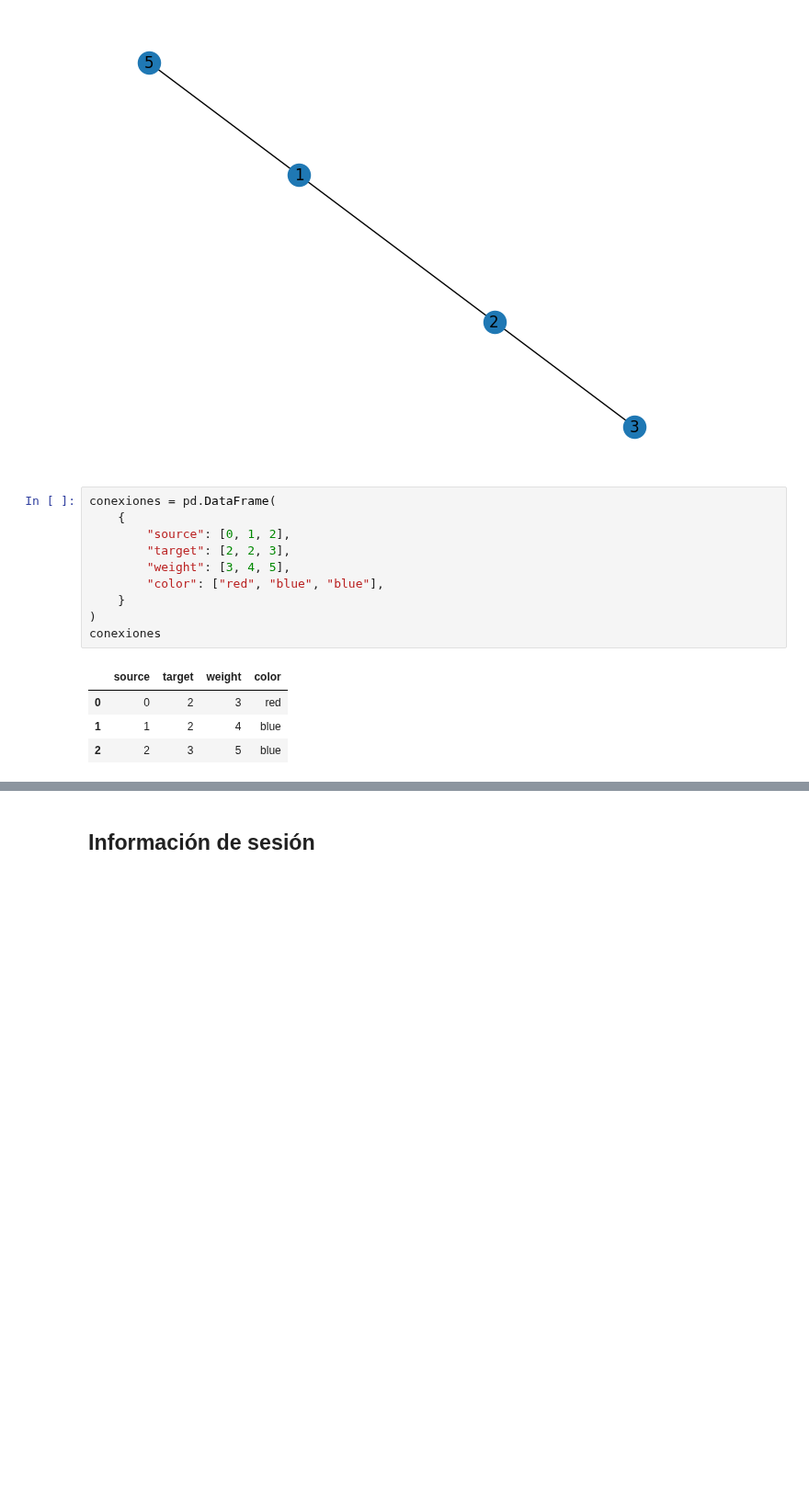
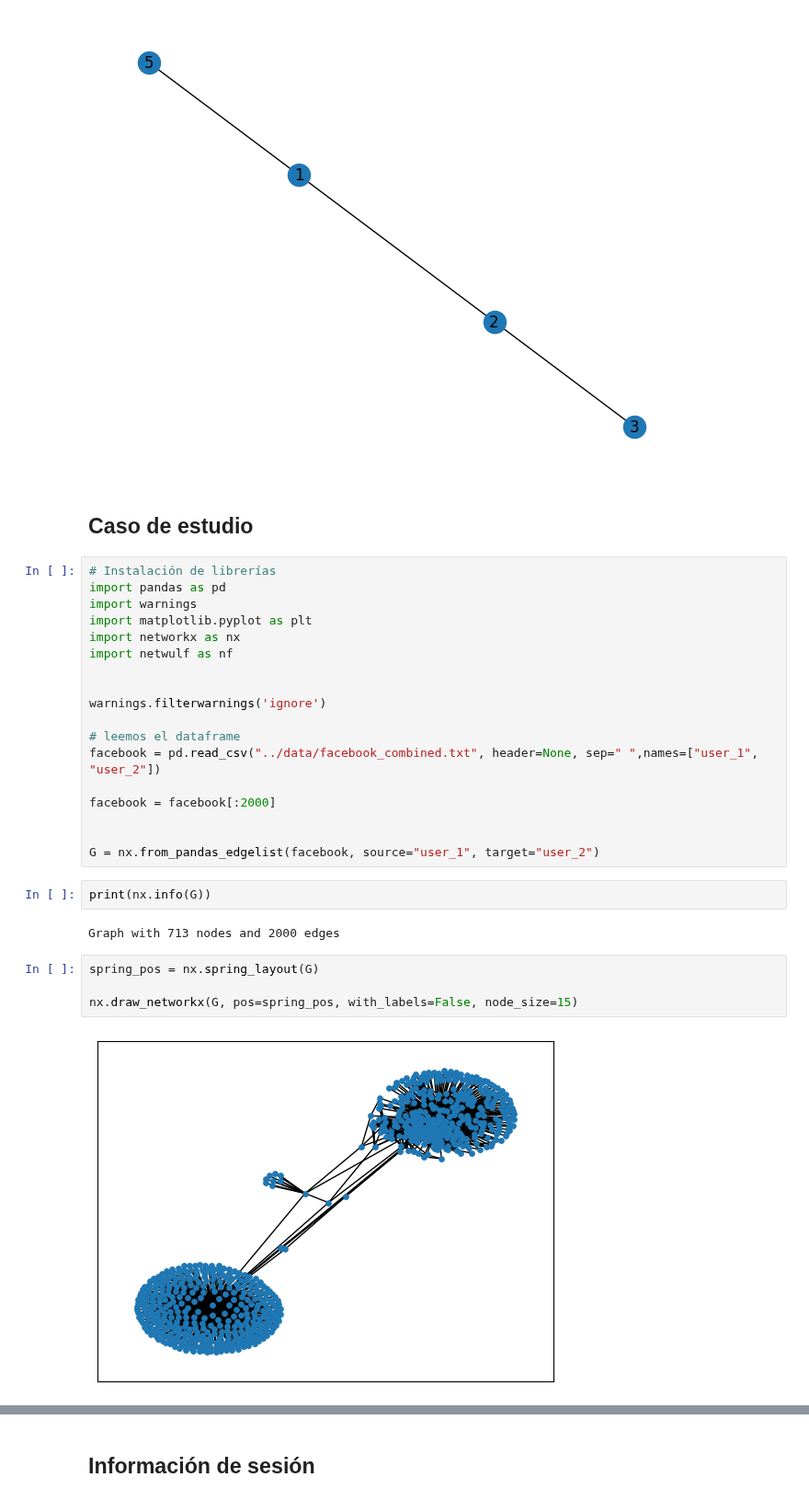
Before and after one commit to FernandoCarazoMelo/network-science, a Jupyter notebook: documentos/Parte1-grafos.ipynb, the cells around one changed output, grey strips where cells are left out. Shown at 92% size. Cells and saved outputs as stored; diff of their text form; blank space fills up the shorter version.

Commit message:
update networks

```diff
--- a/documentos/Parte1-grafos.ipynb
+++ b/documentos/Parte1-grafos.ipynb
@@ -423,18 +579,33 @@ nx.draw(G_filtrado, with_labels=True)
 # %% [output]
 [(1, 2), (1, 5), (2, 3)]
 [figure]
-# %%
-conexiones = pd.DataFrame(
-    {
-        "source": [0, 1, 2],
-        "target": [2, 2, 3],
-        "weight": [3, 4, 5],
-        "color": ["red", "blue", "blue"],
-    }
-)
-conexiones
-# %% [output]
-|  | source | target | weight | color |
-| 0 | 0 | 2 | 3 | red |
-| 1 | 1 | 2 | 4 | blue |
-| 2 | 2 | 3 | 5 | blue |
+# %% [markdown]
+## Caso de estudio
+# %%
+# Instalación de librerías
+import pandas as pd
+import warnings
+import matplotlib.pyplot as plt
+import networkx as nx
+import netwulf as nf
+
+
+warnings.filterwarnings('ignore')
+
+# leemos el dataframe
+facebook = pd.read_csv("../data/facebook_combined.txt", header=None, sep=" ",names=["user_1", "user_2"])
+
+facebook = facebook[:2000]
+
+
+G = nx.from_pandas_edgelist(facebook, source="user_1", target="user_2")
+# %%
+print(nx.info(G))
+# %% [output]
+Graph with 713 nodes and 2000 edges
+# %%
+spring_pos = nx.spring_layout(G)
+
+nx.draw_networkx(G, pos=spring_pos, with_labels=False, node_size=15)
+# %% [output]
+[figure, added]
```
Also changed, not shown: parts of 46 cells of this notebook, 8 other files.
